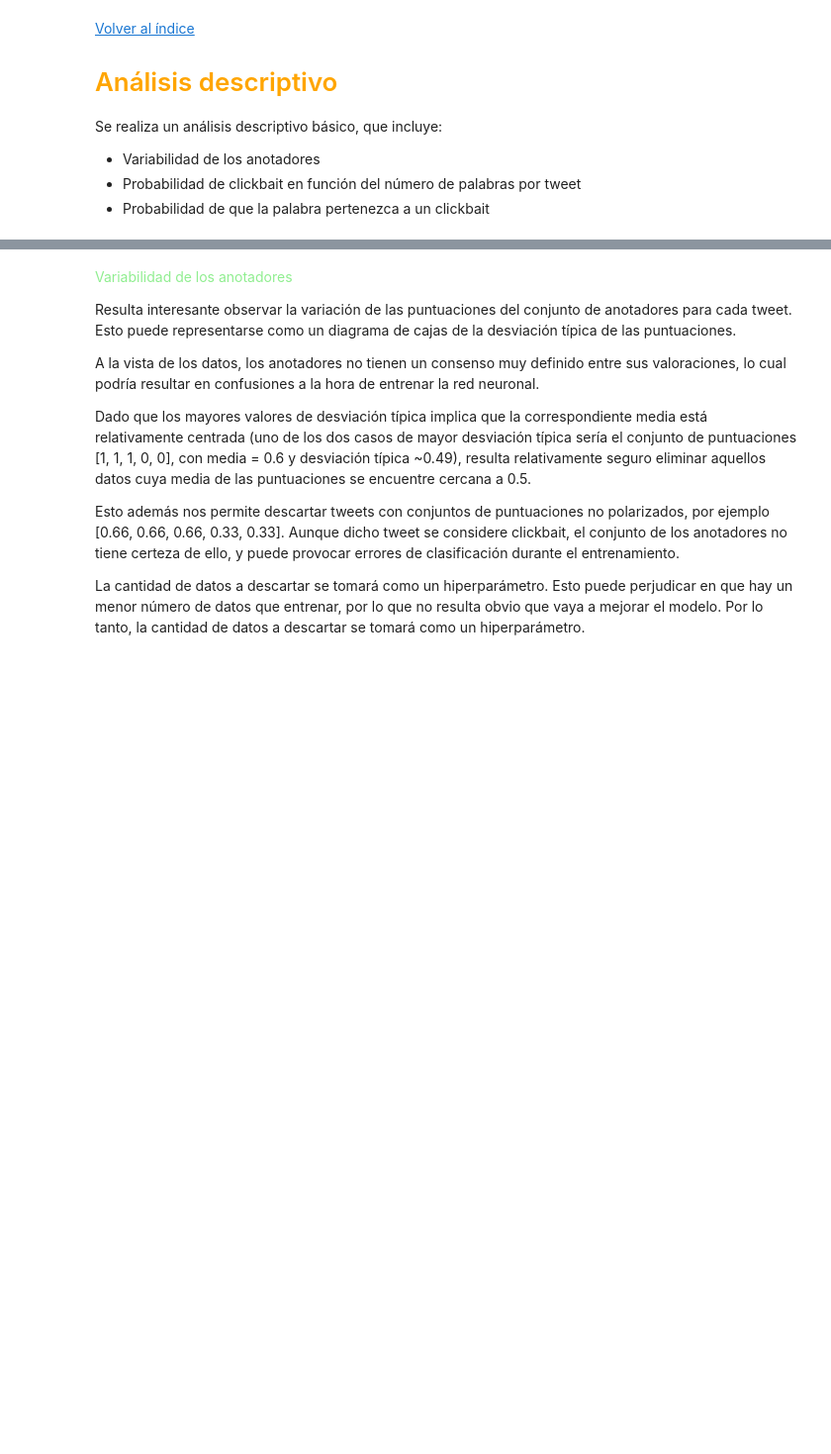
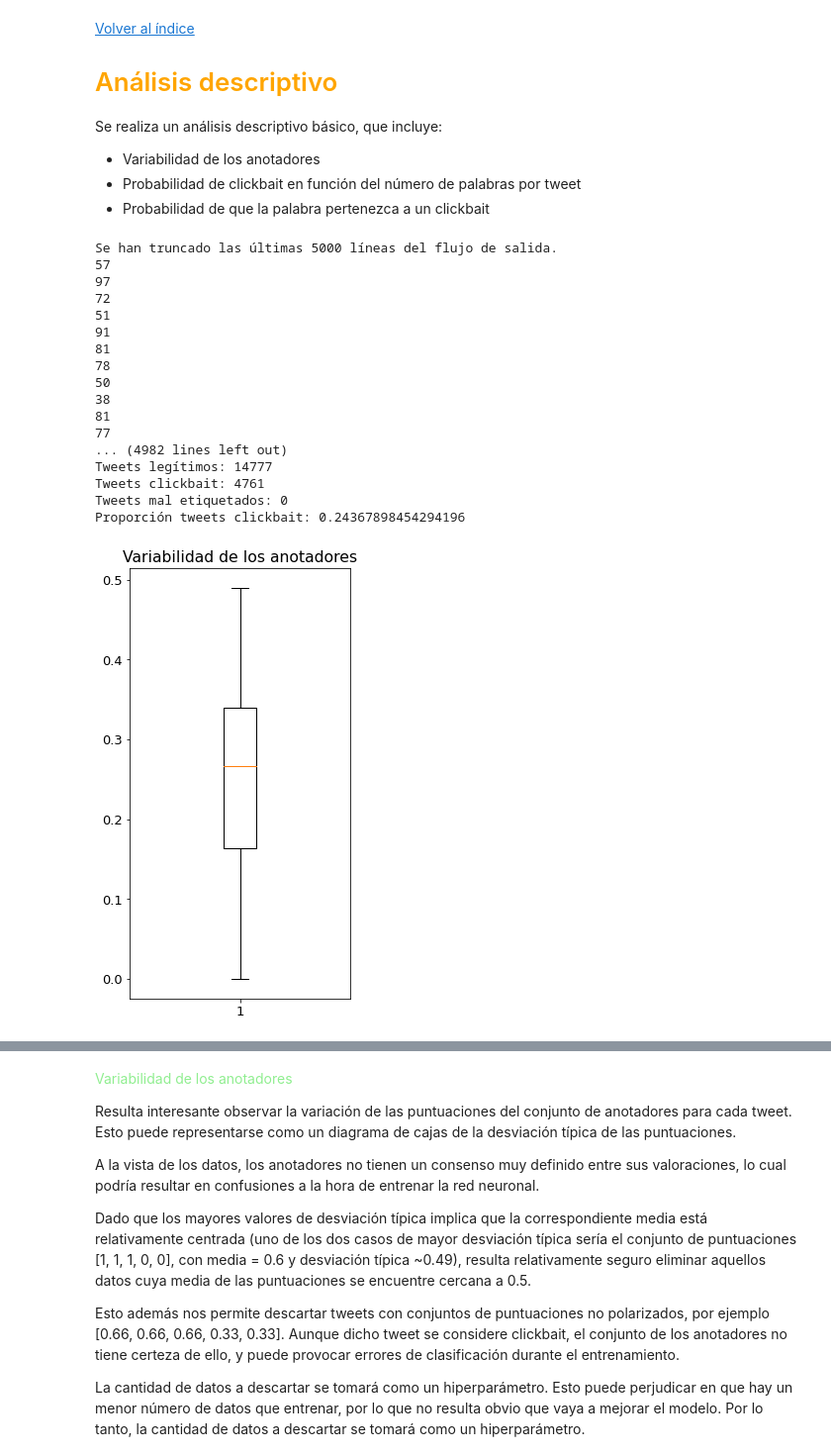
Before and after one commit to Albmargar1/ClickbaitDetector, a Jupyter notebook: main.ipynb, the cells around one changed output, grey strips where cells are left out. Shown at 99% size. Cells and saved outputs as stored; diff of their text form; code cells hidden in the pictures; blank space fills up the shorter version.

```diff
--- a/main.ipynb
+++ b/main.ipynb
@@ -61,7 +64,7 @@ default_config['inputs'] = ['postText']
 
 # Hyperparameter search
 default_config['n_trials'] = 4
-default_config['hp'] = {'learning_rate': [2e-5, 5e-5], # Uniform sampling between min-max
+default_config['hp'] = {'learning_rate': [1e-5, 5e-5], # Uniform sampling between min-max
                         'epochs': [1,3], # Pick int between min-max
                         'batch_size_train': [16, 32]} # Pick one
 
@@ -103,9 +109,7 @@ from utils.Objective import Objective
 <a name='Pipeline'> </a>
 # <font color='orange'> Pipeline </font>
 # %%
-def do_descriptive_analysis(data_dir):
-  data = data_processing.process_file(data_dir, ['postText'])
-
+def do_descriptive_analysis(data):
   descriptive_analysis.overall_info(data)
   descriptive_analysis.study_std(data)
   descriptive_analysis.probability_clickbait_per_tweet_count_words(data)
@@ -194,0 +197,22 @@ Se realiza un análisis descriptivo básico, que incluye:
+# %%
+data = data_processing.process_file(default_config['train_dir'], ['postText'])
+do_descriptive_analysis(data)
+# %% [output]
+Se han truncado las últimas 5000 líneas del flujo de salida.
+57
+97
+72
+51
+91
+81
+78
+50
+38
+81
+77
+... (4982 lines left out)
+Tweets legítimos: 14777
+Tweets clickbait: 4761
+Tweets mal etiquetados: 0
+Proporción tweets clickbait: 0.24367898454294196
+[figure, added]
```
Also changed, not shown: parts of 17 cells of this notebook.
